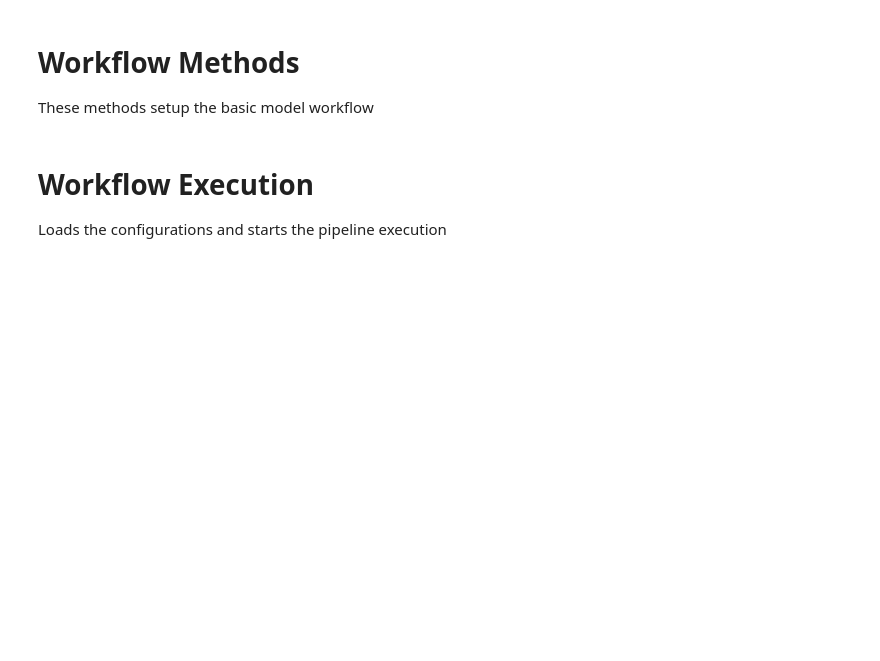
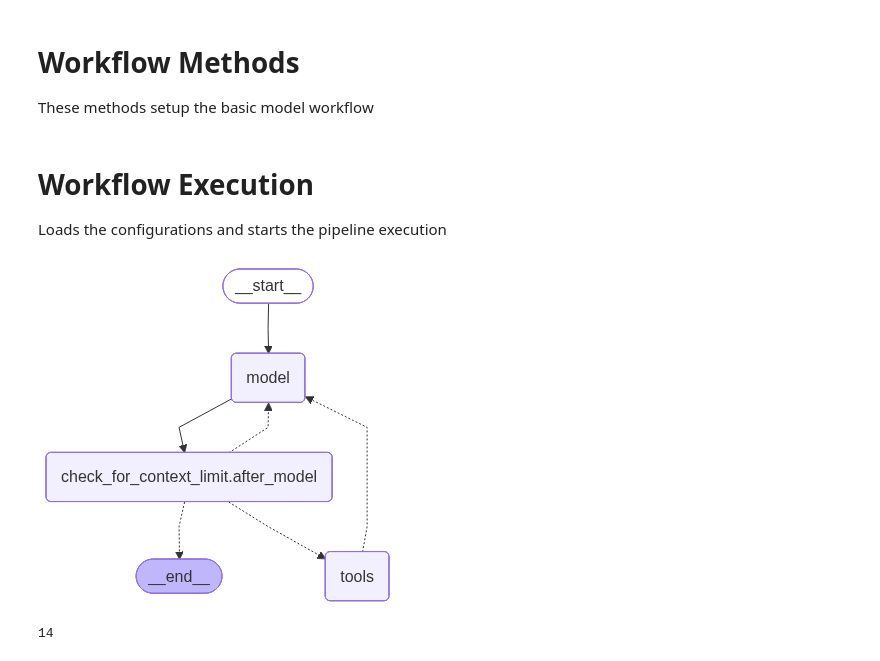
Before and after one commit to uahmad417/llm-evaluation-vp, a Jupyter notebook: pipeline.ipynb, the cells around one changed output. Saved outputs shown, nothing was run; the diff lists cells and outputs as text; code cells hidden in the pictures; blank space fills up the shorter version.

Commit message:
updated pipeline * updated system prompt to summarize output * added middleware hook to check for truncated output * formatted code

```diff
--- a/pipeline.ipynb
+++ b/pipeline.ipynb
@@ -347,20 +331,50 @@ def create_memgraph_agent():
 # Workflow Execution
 
 Loads the configurations and starts the pipeline execution
+# %%
+from typing import Any
+
+from langchain.agents.middleware import AgentState, after_model, hook_config
+from langchain.messages import HumanMessage
+from langgraph.runtime import Runtime
+
+
+@after_model
+@hook_config(can_jump_to=["model"])
+def check_for_context_limit(state: AgentState, runtime: Runtime) -> dict[Any] | None:
+    last_message = state["messages"][-1]
+
+    if last_message.response_metadata["finish_reason"] == "length":
+        state["messages"].append(HumanMessage(
+            "Continue from precisely where you left off."))
+        return {
+            "jump_to": "model"
+        }
+    return None
 # %%
+from IPython.display import Image, display
+from langchain.agents import create_agent
+
 # load the model
 model = load_model_from_hf("deepseek-ai/DeepSeek-V3.2")
 
 # Get memgraph database instance
 db = connect_to_memgraph()
 
 # Get the required memgraph tools
 tools = get_memgraph_tools(db, model)
 
 # instantiate the agent
 agent_executor = create_agent(
     model,
     tools,
-    system_prompt=SYSTEM_MSG
-    )
+    system_prompt=SYSTEM_MSG,
+    middleware=[check_for_context_limit]
+)
+
+
+graph = agent_executor.get_graph()
+display(Image(graph.draw_mermaid_png()))
+# %% [output]
+[figure, added]
 # %%
@@ -376,4 +386,6 @@ resp = agent_executor.invoke(
     ]}
 )
 # %%
-len(resp["messages"])
+len(response["messages"])
+# %% [output]
+14
```
Also changed, not shown: parts of 22 cells of this notebook.
